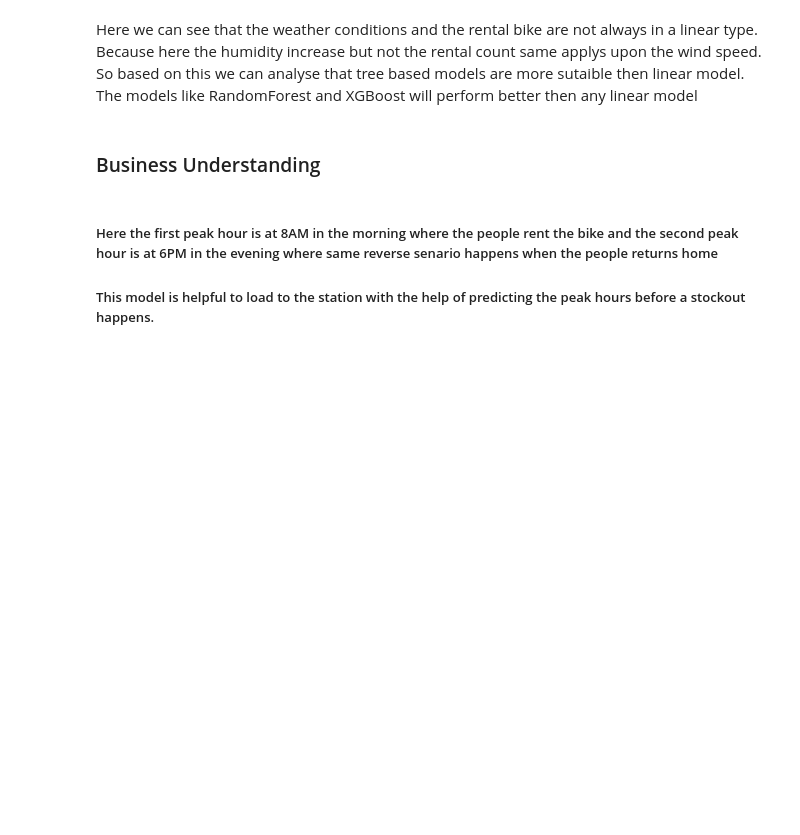
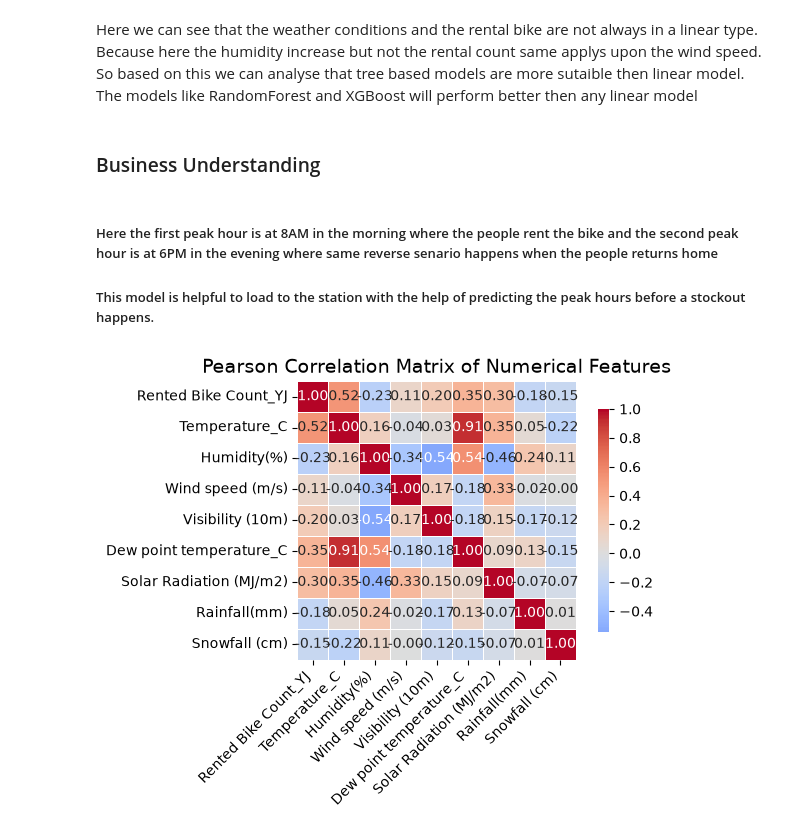
Before and after one commit to Pratham-1919/Scope-bike-rental-task_SS, a Jupyter notebook: Notebook/Day_1.ipynb, the cells around one changed output. Cells and saved outputs as stored; diff of their text form; code cells hidden in the pictures; blank space fills up the shorter version.

```diff
--- a/Notebook/Day_1.ipynb
+++ b/Notebook/Day_1.ipynb
@@ -473,3 +546,32 @@ Here we can see that the weather conditions and the rental bike are not always i
 ##### Here the first peak hour is at 8AM in the morning where the people rent the bike and the second peak hour is at 6PM in the evening where same reverse senario happens when the people returns home
 
 ##### This model is helpful to load to the station with the help of predicting the peak hours before a stockout happens.
+# %%
+from sklearn.preprocessing import StandardScaler
+
+scaler = StandardScaler()
+df_scaled = pd.DataFrame(scaler.fit_transform(df[numerical_features]), columns=numerical_features)
+
+correlation_matrix = df_scaled.corr(method="pearson")
+
+
+
+sns.heatmap(
+    correlation_matrix,
+    annot=True,
+    fmt=".2f",
+    cmap="coolwarm",
+    center=0,
+    linewidths=0.5,
+    square=True,
+    cbar_kws={"shrink": 0.8}
+)
+
+plt.title("Pearson Correlation Matrix of Numerical Features", fontsize=14)
+plt.xticks(rotation=45, ha="right")
+plt.yticks(rotation=0)
+
+plt.tight_layout()
+plt.show()
+# %% [output]
+[figure, added]
```
Also changed, not shown: parts of 28 cells of this notebook, 11 other files.
